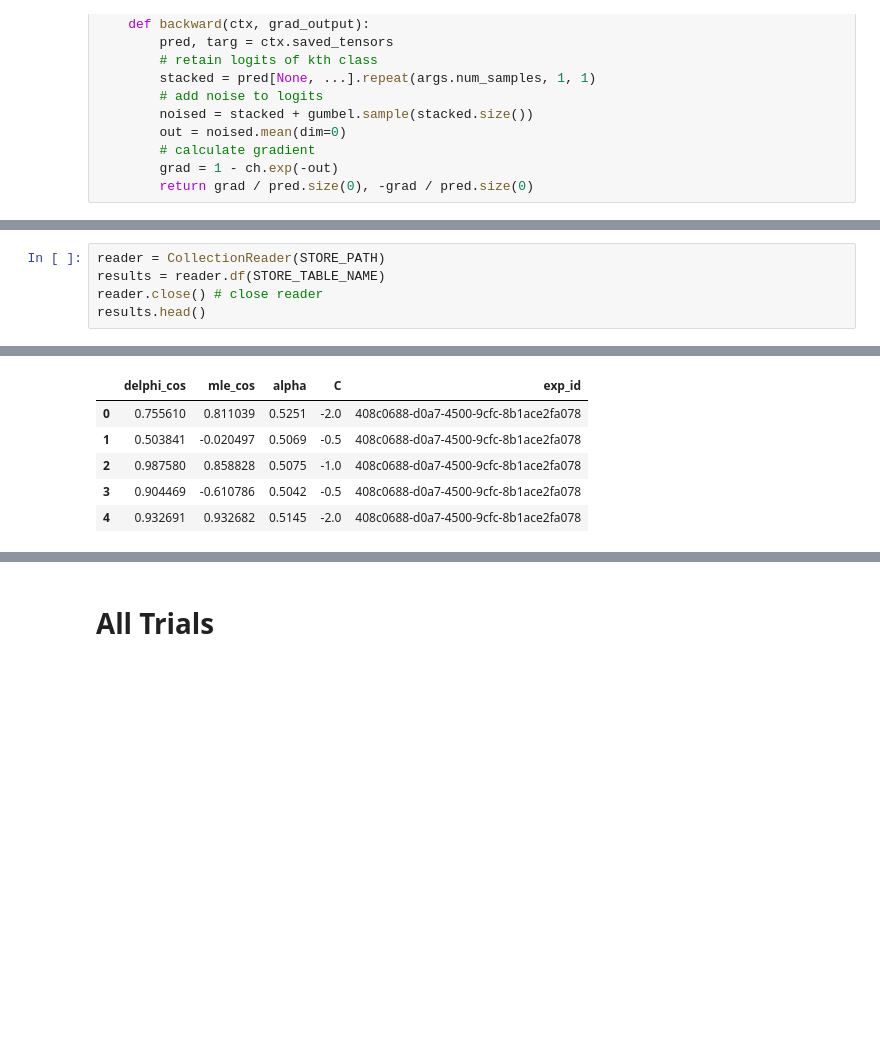
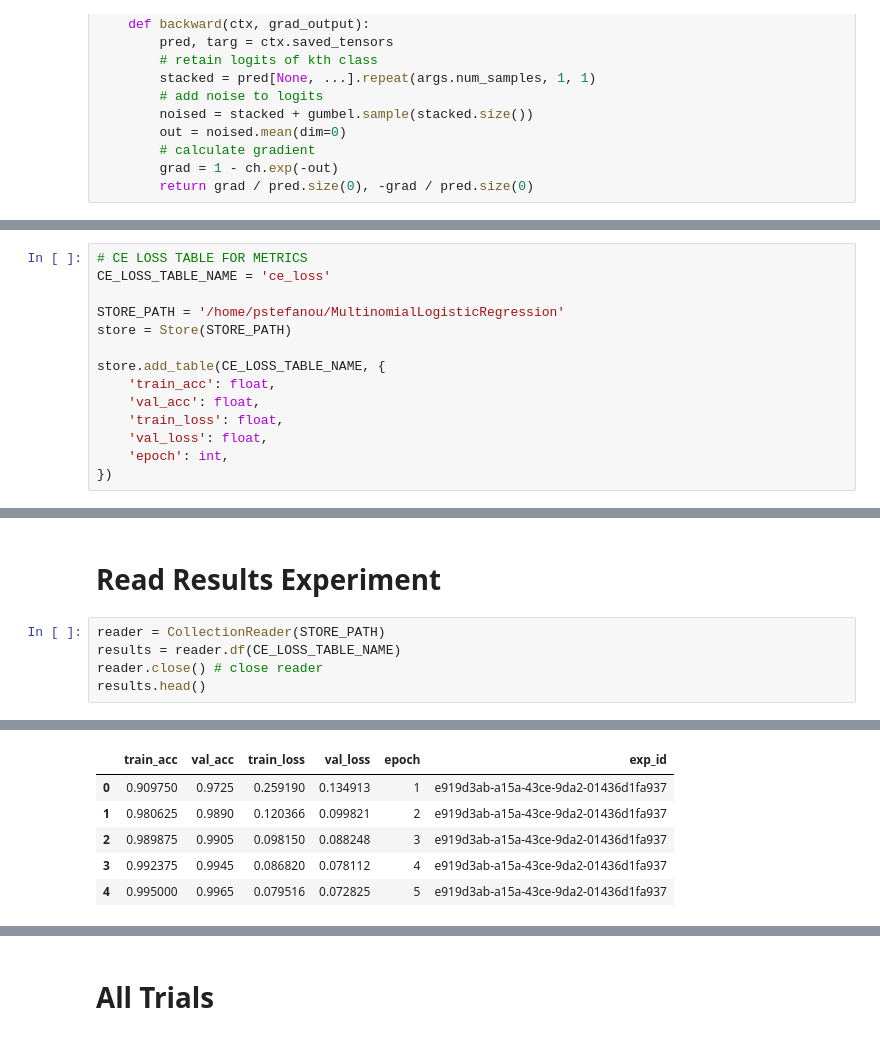
Before and after one commit to pstefanou12/delphi.ai, a Jupyter notebook: notebooks/truncated_multinomial_logistic_regression/Multinomial Logistic Regression on Synthetic Data.ipynb, the cells around one changed output, grey strips where cells are left out. Saved outputs shown, nothing was run; the diff lists cells and outputs as text; blank space fills up the shorter version.

```diff
--- a/notebooks/truncated_multinomial_logistic_regression/Multinomial Logistic Regression on Synthetic Data.ipynb
+++ b/notebooks/truncated_multinomial_logistic_regression/Multinomial Logistic Regression on Synthetic Data.ipynb
@@ -210,0 +113,14 @@ torch.Size([10000, 1])
+# %%
+# CE LOSS TABLE FOR METRICS
+CE_LOSS_TABLE_NAME = 'ce_loss'
+
+STORE_PATH = '/home/pstefanou/MultinomialLogisticRegression'
+store = Store(STORE_PATH)
+
+store.add_table(CE_LOSS_TABLE_NAME, {
+    'train_acc': float,
+    'val_acc': float,
+    'train_loss': float,
+    'val_loss': float,
+    'epoch': int,
+})
@@ -211,6 +169,8 @@ torch.Size([10000, 1])
+# %% [markdown]
+# Read Results Experiment
 # %%
 reader = CollectionReader(STORE_PATH)
-results = reader.df(STORE_TABLE_NAME)
+results = reader.df(CE_LOSS_TABLE_NAME)
 reader.close() # close reader
 results.head()
 # %% [output]
@@ -224,6 +177,6 @@ Warning: exp_id 5bc8a7bb-e680-48e9-be5f-ca076ee63c00 has no table 'log_cos'. Ski
-|  | delphi_cos | mle_cos | alpha | C | exp_id |
-| 0 | 0.755610 | 0.811039 | 0.5251 | -2.0 | 408c0688-d0a7-4500-9cfc-8b1ace2fa078 |
-| 1 | 0.503841 | -0.020497 | 0.5069 | -0.5 | 408c0688-d0a7-4500-9cfc-8b1ace2fa078 |
-| 2 | 0.987580 | 0.858828 | 0.5075 | -1.0 | 408c0688-d0a7-4500-9cfc-8b1ace2fa078 |
-| 3 | 0.904469 | -0.610786 | 0.5042 | -0.5 | 408c0688-d0a7-4500-9cfc-8b1ace2fa078 |
-| 4 | 0.932691 | 0.932682 | 0.5145 | -2.0 | 408c0688-d0a7-4500-9cfc-8b1ace2fa078 |
+|  | train_acc | val_acc | train_loss | val_loss | epoch | exp_id |
+| 0 | 0.909750 | 0.9725 | 0.259190 | 0.134913 | 1 | e919d3ab-a15a-43ce-9da2-01436d1fa937 |
+| 1 | 0.980625 | 0.9890 | 0.120366 | 0.099821 | 2 | e919d3ab-a15a-43ce-9da2-01436d1fa937 |
+| 2 | 0.989875 | 0.9905 | 0.098150 | 0.088248 | 3 | e919d3ab-a15a-43ce-9da2-01436d1fa937 |
+| 3 | 0.992375 | 0.9945 | 0.086820 | 0.078112 | 4 | e919d3ab-a15a-43ce-9da2-01436d1fa937 |
+| 4 | 0.995000 | 0.9965 | 0.079516 | 0.072825 | 5 | e919d3ab-a15a-43ce-9da2-01436d1fa937 |
```
Also changed, not shown: parts of 23 cells of this notebook.
